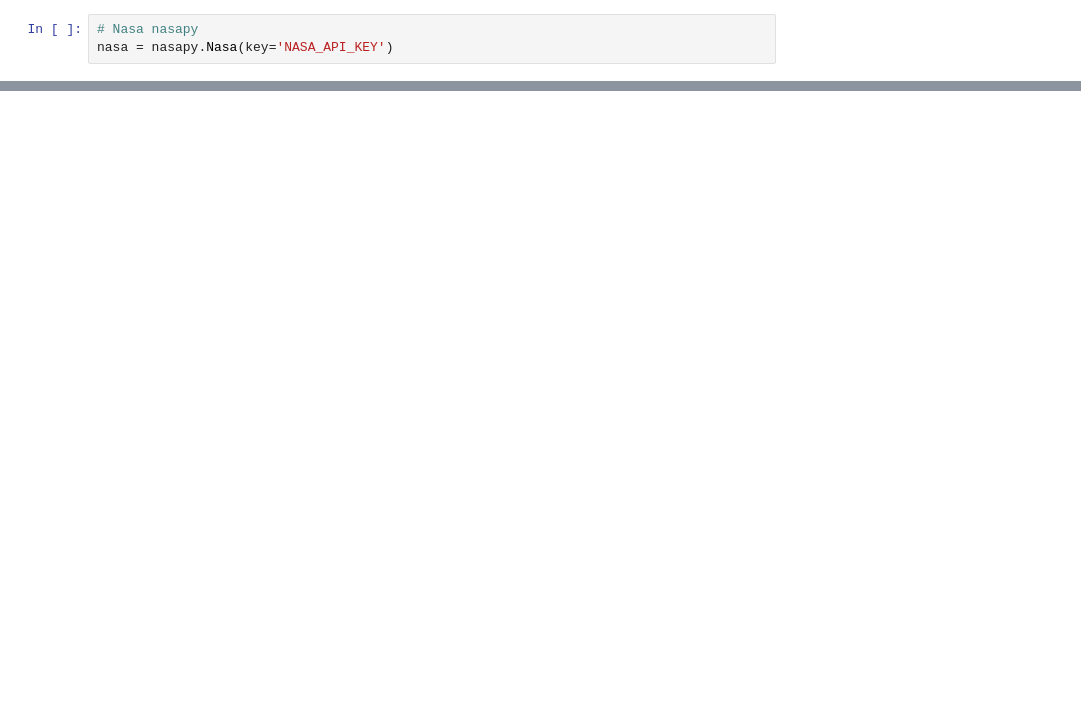
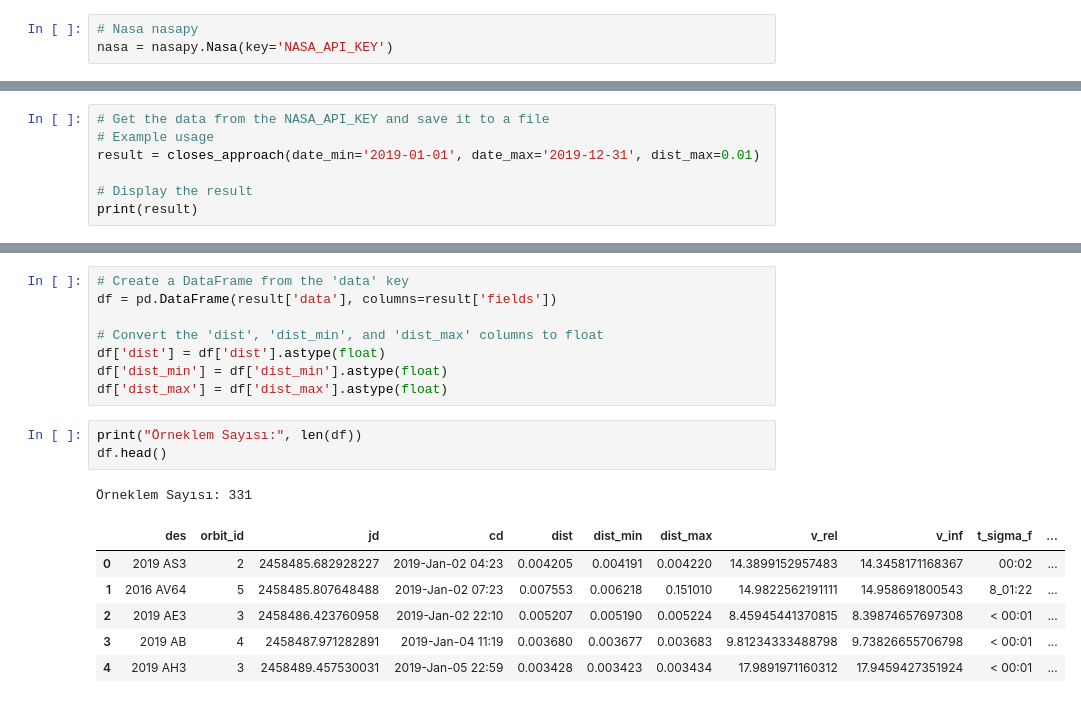
Before and after one commit to SeherKumsar/API-Project, a Jupyter notebook: data-analysis.ipynb, the cells around one changed output, grey strips where cells are left out. Saved outputs shown, nothing was run; the diff lists cells and outputs as text; blank space fills up the shorter version.

```diff
--- a/data-analysis.ipynb
+++ b/data-analysis.ipynb
@@ -35,0 +22,7 @@ ca
+# %%
+# Get the data from the NASA_API_KEY and save it to a file
+# Example usage
+result = closes_approach(date_min='2019-01-01', date_max='2019-12-31', dist_max=0.01)
+
+# Display the result
+print(result)
@@ -35,0 +51,19 @@ ca
+# %%
+# Create a DataFrame from the 'data' key
+df = pd.DataFrame(result['data'], columns=result['fields'])
+
+# Convert the 'dist', 'dist_min', and 'dist_max' columns to float
+df['dist'] = df['dist'].astype(float)
+df['dist_min'] = df['dist_min'].astype(float)
+df['dist_max'] = df['dist_max'].astype(float)
+# %%
+print("Örneklem Sayısı:", len(df))
+df.head()
+# %% [output]
+Örneklem Sayısı: 331
+|  | des | orbit_id | jd | cd | dist | dist_min | dist_max | v_rel | v_inf | t_sigma_f | ... |
+| 0 | 2019 AS3 | 2 | 2458485.682928227 | 2019-Jan-02 04:23 | 0.004205 | 0.004191 | 0.004220 | 14.3899152957483 | 14.3458171168367 | 00:02 | ... |
+| 1 | 2016 AV64 | 5 | 2458485.807648488 | 2019-Jan-02 07:23 | 0.007553 | 0.006218 | 0.151010 | 14.9822562191111 | 14.958691800543 | 8_01:22 | ... |
+| 2 | 2019 AE3 | 3 | 2458486.423760958 | 2019-Jan-02 22:10 | 0.005207 | 0.005190 | 0.005224 | 8.45945441370815 | 8.39874657697308 | < 00:01 | ... |
+| 3 | 2019 AB | 4 | 2458487.971282891 | 2019-Jan-04 11:19 | 0.003680 | 0.003677 | 0.003683 | 9.81234333488798 | 9.73826655706798 | < 00:01 | ... |
+| 4 | 2019 AH3 | 3 | 2458489.457530031 | 2019-Jan-05 22:59 | 0.003428 | 0.003423 | 0.003434 | 17.9891971160312 | 17.9459427351924 | < 00:01 | ... |
```
Also changed, not shown: parts of 5 cells of this notebook, 2 other files.
